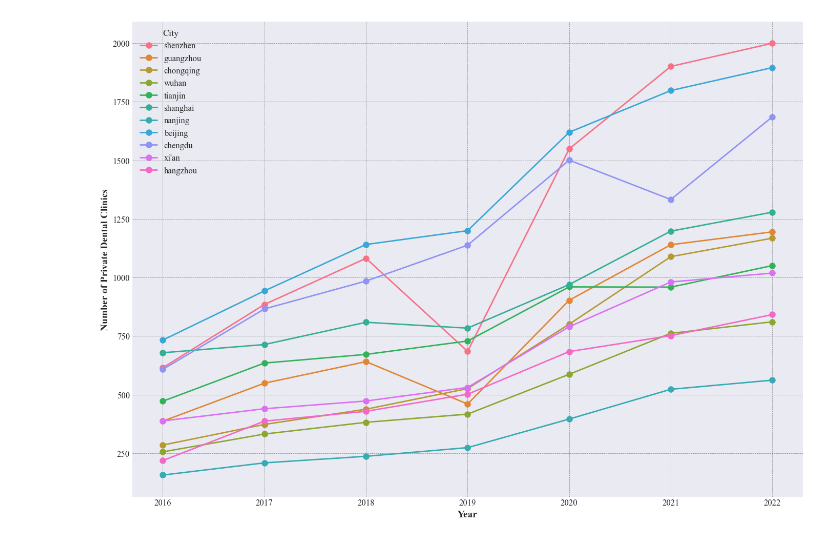
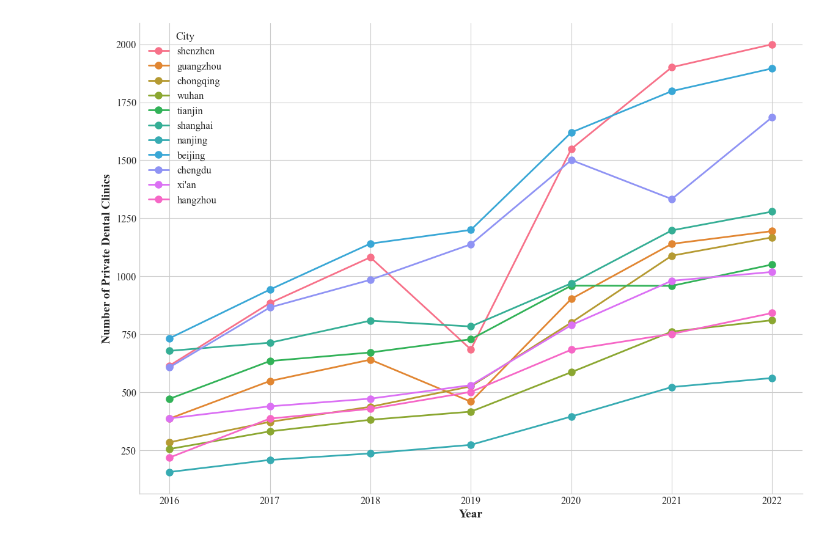
Before and after one commit to Sergio666zxy/Dental-Clinic-Distribution-and-Impact-Factors, a Jupyter notebook: figures/figure 3.ipynb, the cells around one changed output. Saved outputs shown, nothing was run; the diff lists cells and outputs as text; code cells hidden in the pictures.

```diff
--- a/figures/figure 3.ipynb
+++ b/figures/figure 3.ipynb
@@ -35,29 +42,36 @@ for city in cities:
         name_list.append(name)
 # %%
 # Set the style of the matplotlib
-plt.style.use('seaborn-v0_8-darkgrid')
+plt.style.use('seaborn-whitegrid')  # Use a white grid style for a clean look
 plt.rcParams["font.family"] = "Times New Roman"
 # Create a color palette
 palette = sns.color_palette("husl", len(cities))
 
-plt.figure(figsize=(14, 10))
+# Create a figure object and set the figure facecolor to 'none' for transparency
+plt.figure(figsize=(14, 10), facecolor='none')
 for i, city in enumerate(cities):
     city_years = [int(year) for name in name_list if city in name for year in name.split() if year.isdigit()]
     city_kou_values = [dental_number[i] for i, name in enumerate(name_list) if city in name]
     plt.plot(city_years, city_kou_values, marker='o', linestyle='-', color=palette[i], label=city_label[i], linewidth=2, markersize=8)
 
 plt.xlabel('Year', fontsize=14, fontweight='bold')
 plt.ylabel('Number of Private Dental Clinics', fontsize=14, fontweight='bold')
-# plt.title('Number of Private Dental Clinics by City and Year', fontsize=16, fontweight='bold', pad=20)
+
 plt.xticks(fontsize=12)
 plt.yticks(fontsize=12)
-plt.legend(fontsize=12, title="City", title_fontsize='13', loc='upper left')
-plt.grid(True, which='major', linestyle='--', linewidth='0.5', color='grey')
-plt.tight_layout()
 
-# Save the figure with high resolution
-plt.savefig('private_dental_clinics_by_city_and_year.pdf', dpi=300)
+# Set legend with a transparent background
+plt.legend(fontsize=12, title="City", title_fontsize='13', loc='upper left', frameon=False)
+
+# Set the axes background color to 'none' for transparency
+plt.gca().set_facecolor('none')
+
+# Remove the top and right spines
+sns.despine()
+
+# Save the figure with high resolution and transparent background
+plt.savefig('private_dental_clinics_by_city_and_year.png', dpi=300, bbox_inches='tight', transparent=True)
 
 plt.show()
 # %% [output]
-[figure, old version]
+[figure, new version]
```
Also changed, not shown: parts of 2 cells of this notebook, 3 other files.
